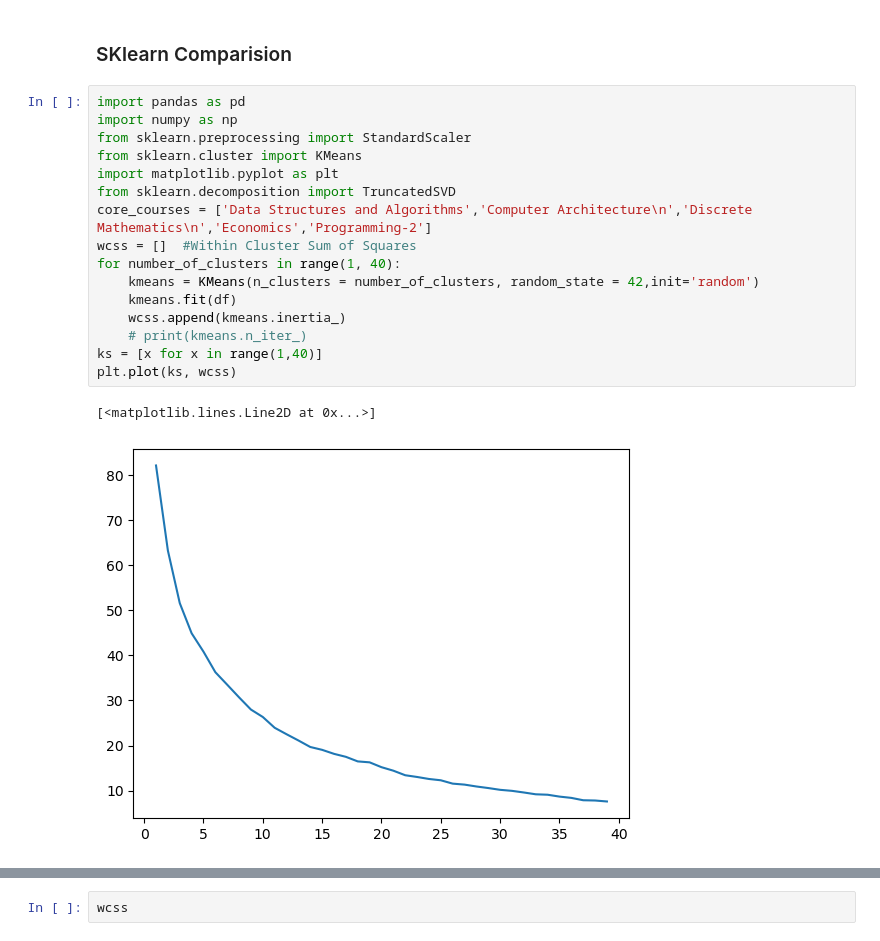
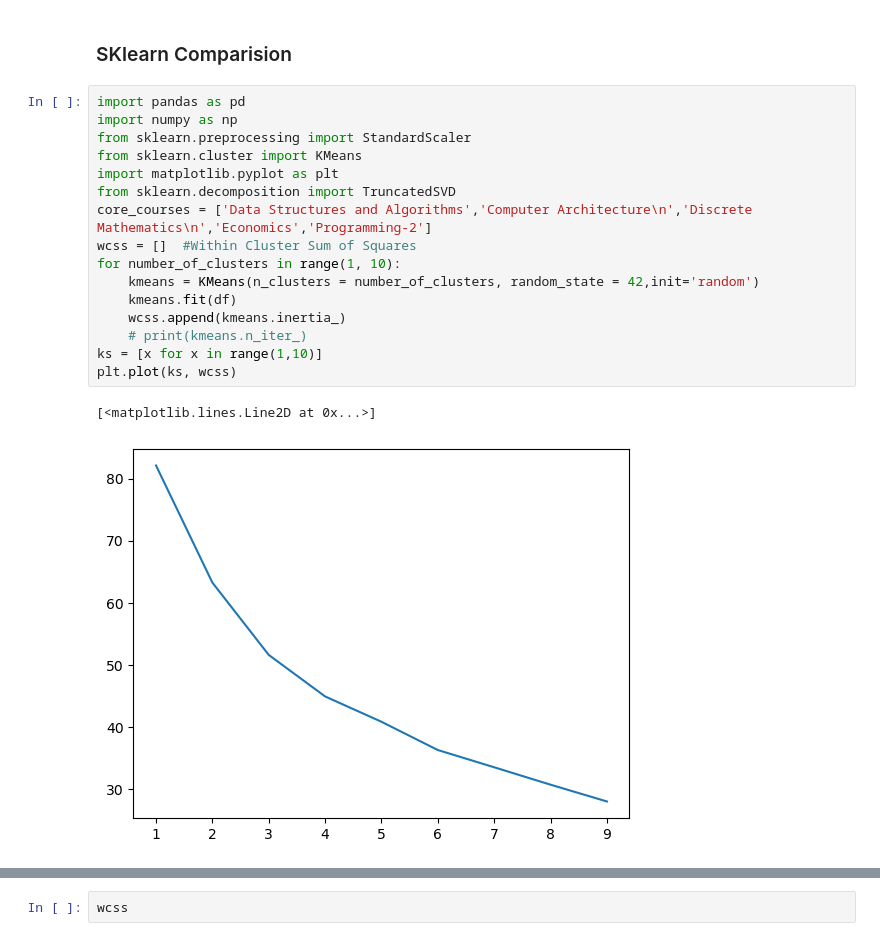
Before and after one commit to MnCSSJ4x/IIITB-Course-Recommendation-System, a Jupyter notebook: KMeans.ipynb, the cells around one changed output, grey strips where cells are left out. Drawn from its saved outputs; the diff is of its cells as text.

```diff
--- a/KMeans.ipynb
+++ b/KMeans.ipynb
@@ -231,22 +231,22 @@ plt.plot(K,distortions)
 # %%
 import pandas as pd
 import numpy as np
 from sklearn.preprocessing import StandardScaler
 from sklearn.cluster import KMeans
 import matplotlib.pyplot as plt
 from sklearn.decomposition import TruncatedSVD
 core_courses = ['Data Structures and Algorithms','Computer Architecture\n','Discrete Mathematics\n','Economics','Programming-2']
 wcss = []  #Within Cluster Sum of Squares
-for number_of_clusters in range(1, 40):
+for number_of_clusters in range(1, 10):
     kmeans = KMeans(n_clusters = number_of_clusters, random_state = 42,init='random')
     kmeans.fit(df)
     wcss.append(kmeans.inertia_)
     # print(kmeans.n_iter_)
-ks = [x for x in range(1,40)]
+ks = [x for x in range(1,10)]
 plt.plot(ks, wcss)
 # %% [output]
 [<matplotlib.lines.Line2D at 0x...>]
-[figure, old version]
+[figure, new version]
 # %%
 distortions
 # %% [output]
```
Also changed, not shown: parts of 6 cells of this notebook.
